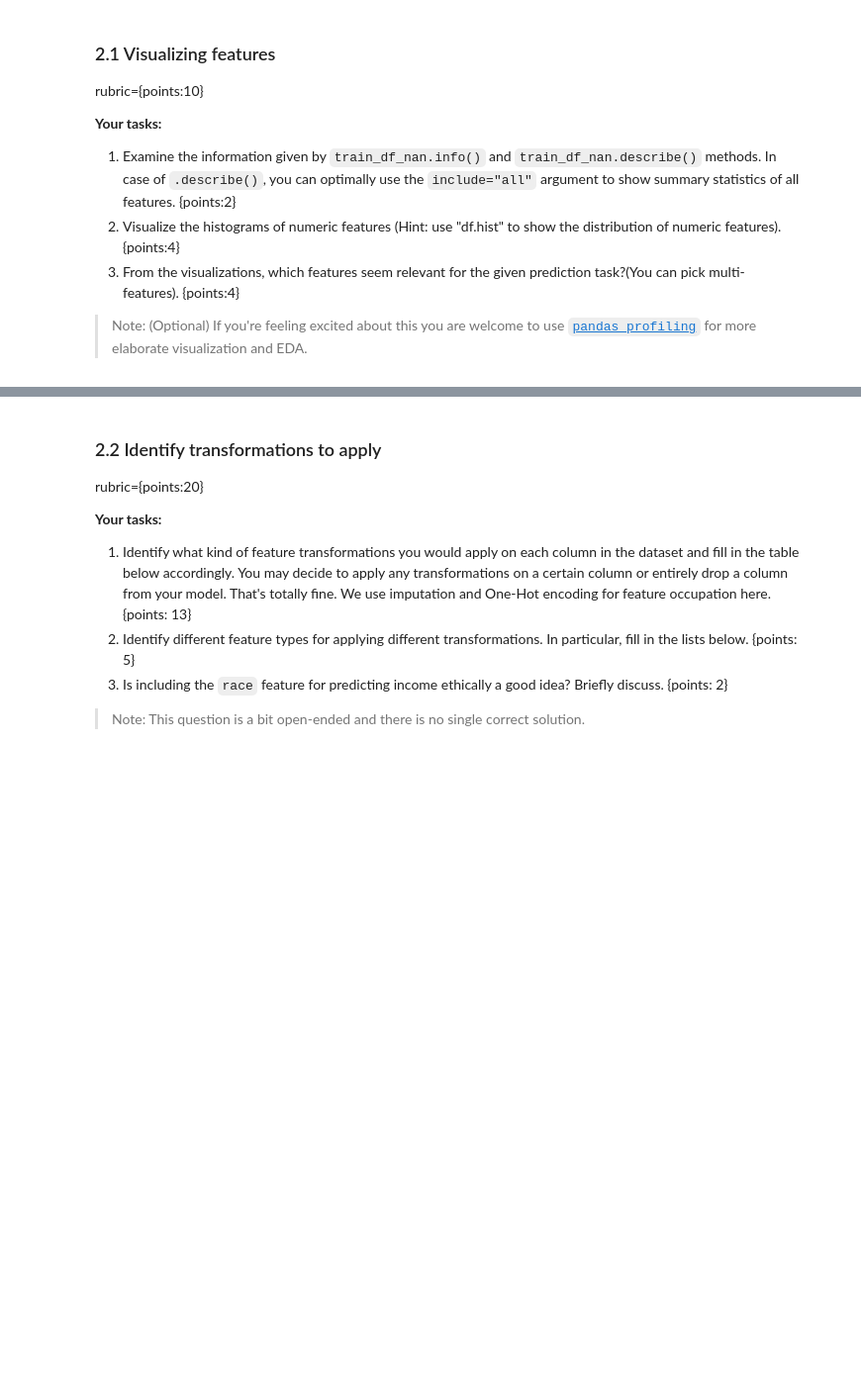
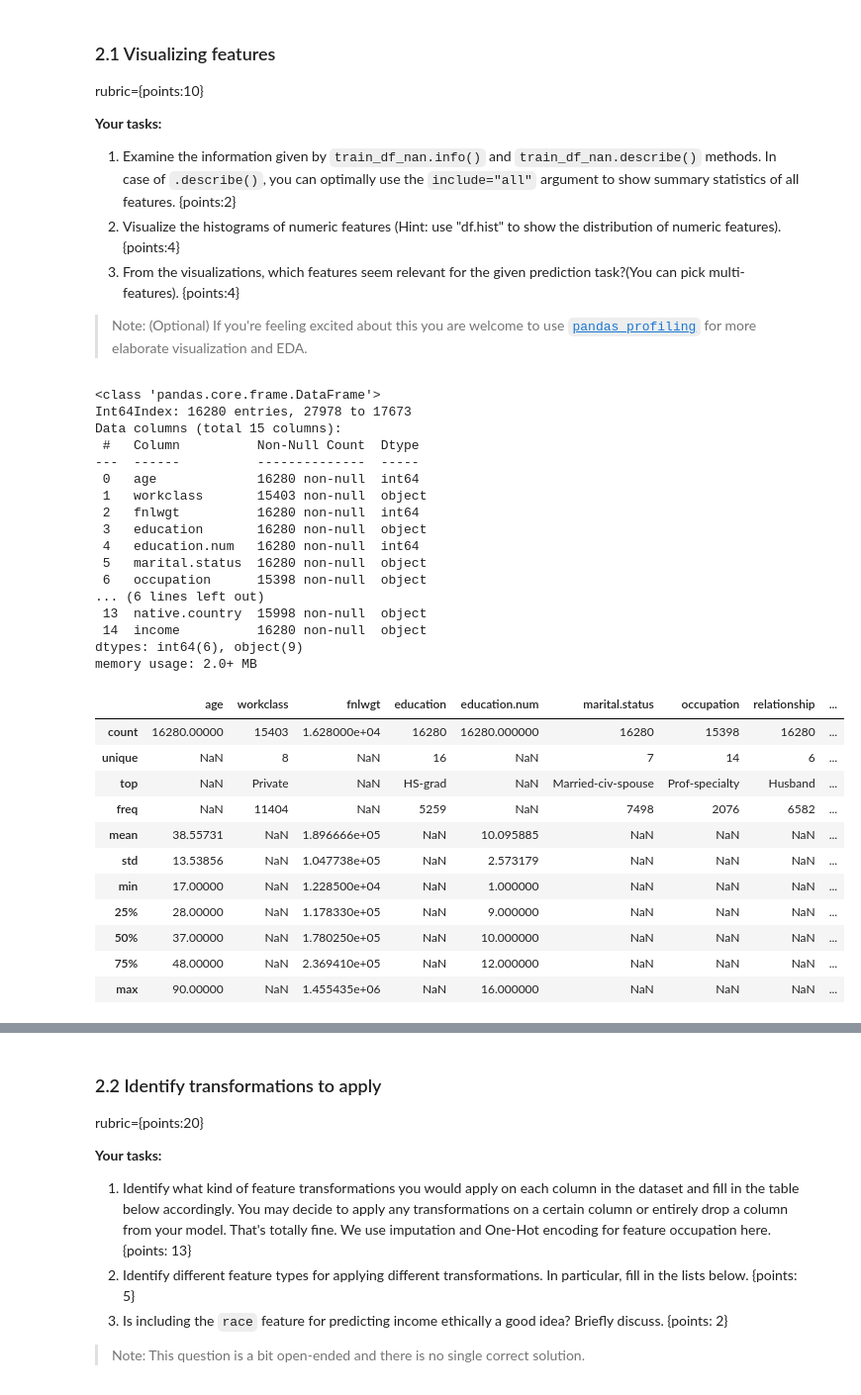
Before and after one commit to CarsonFox/MachineLearning, a Jupyter notebook: HW3/CS4320_HW3.ipynb, the cells around one changed output, grey strips where cells are left out. Shown: that part at 99% size. Cells and saved outputs as stored; diff of their text form; code cells hidden in the pictures; blank space fills up the shorter version.

```diff
--- a/HW3/CS4320_HW3.ipynb
+++ b/HW3/CS4320_HW3.ipynb
@@ -88,0 +113,33 @@ rubric={points:10}
+# %%
+train_df_nan.info()
+train_df_nan.describe(include='all')
+# %% [output]
+<class 'pandas.core.frame.DataFrame'>
+Int64Index: 16280 entries, 27978 to 17673
+Data columns (total 15 columns):
+ #   Column          Non-Null Count  Dtype
+---  ------          --------------  -----
+ 0   age             16280 non-null  int64
+ 1   workclass       15403 non-null  object
+ 2   fnlwgt          16280 non-null  int64
+ 3   education       16280 non-null  object
+ 4   education.num   16280 non-null  int64
+ 5   marital.status  16280 non-null  object
+ 6   occupation      15398 non-null  object
+... (6 lines left out)
+ 13  native.country  15998 non-null  object
+ 14  income          16280 non-null  object
+dtypes: int64(6), object(9)
+memory usage: 2.0+ MB
+|  | age | workclass | fnlwgt | education | education.num | marital.status | occupation | relationship | ... |
+| count | 16280.00000 | 15403 | 1.628000e+04 | 16280 | 16280.000000 | 16280 | 15398 | 16280 | ... |
+| unique | NaN | 8 | NaN | 16 | NaN | 7 | 14 | 6 | ... |
+| top | NaN | Private | NaN | HS-grad | NaN | Married-civ-spouse | Prof-specialty | Husband | ... |
+| freq | NaN | 11404 | NaN | 5259 | NaN | 7498 | 2076 | 6582 | ... |
+| mean | 38.55731 | NaN | 1.896666e+05 | NaN | 10.095885 | NaN | NaN | NaN | ... |
+| std | 13.53856 | NaN | 1.047738e+05 | NaN | 2.573179 | NaN | NaN | NaN | ... |
+| min | 17.00000 | NaN | 1.228500e+04 | NaN | 1.000000 | NaN | NaN | NaN | ... |
+| 25% | 28.00000 | NaN | 1.178330e+05 | NaN | 9.000000 | NaN | NaN | NaN | ... |
+| 50% | 37.00000 | NaN | 1.780250e+05 | NaN | 10.000000 | NaN | NaN | NaN | ... |
+| 75% | 48.00000 | NaN | 2.369410e+05 | NaN | 12.000000 | NaN | NaN | NaN | ... |
+| max | 90.00000 | NaN | 1.455435e+06 | NaN | 16.000000 | NaN | NaN | NaN | ... |
```
Also changed, not shown: parts of 59 cells of this notebook, 1 other file.
